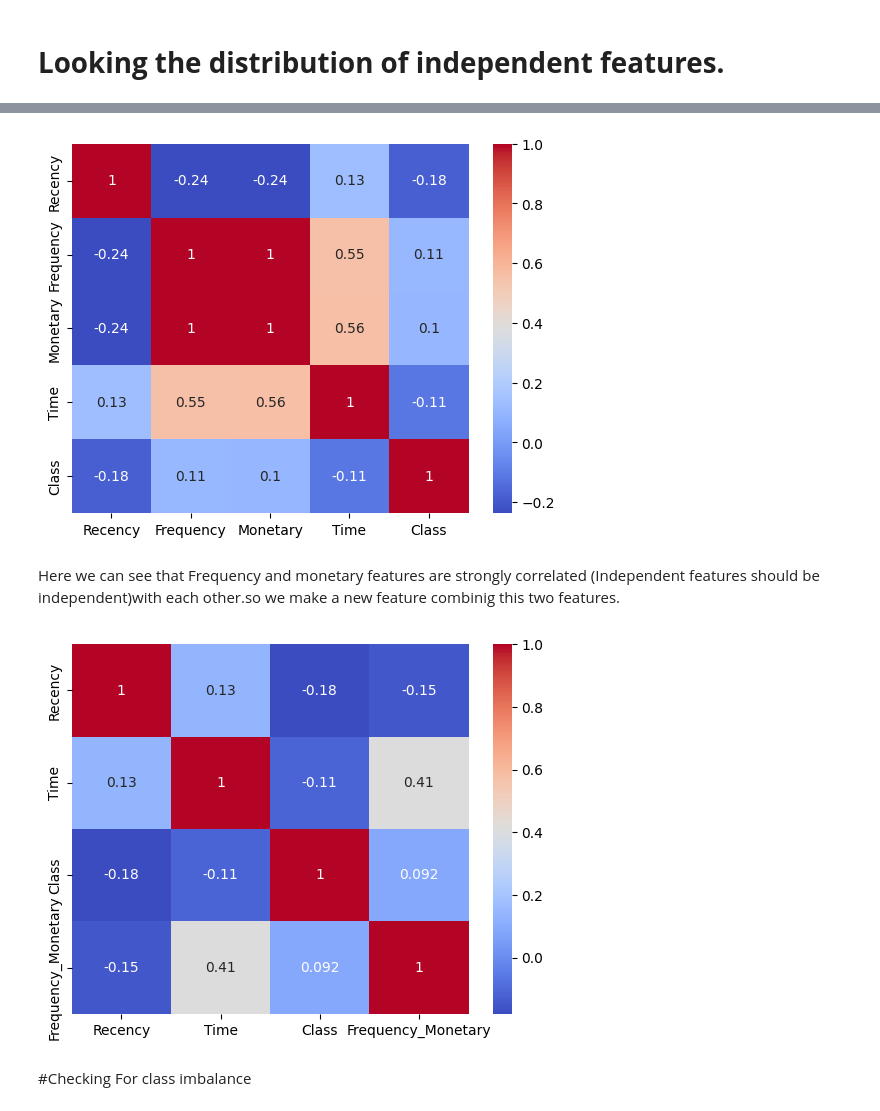
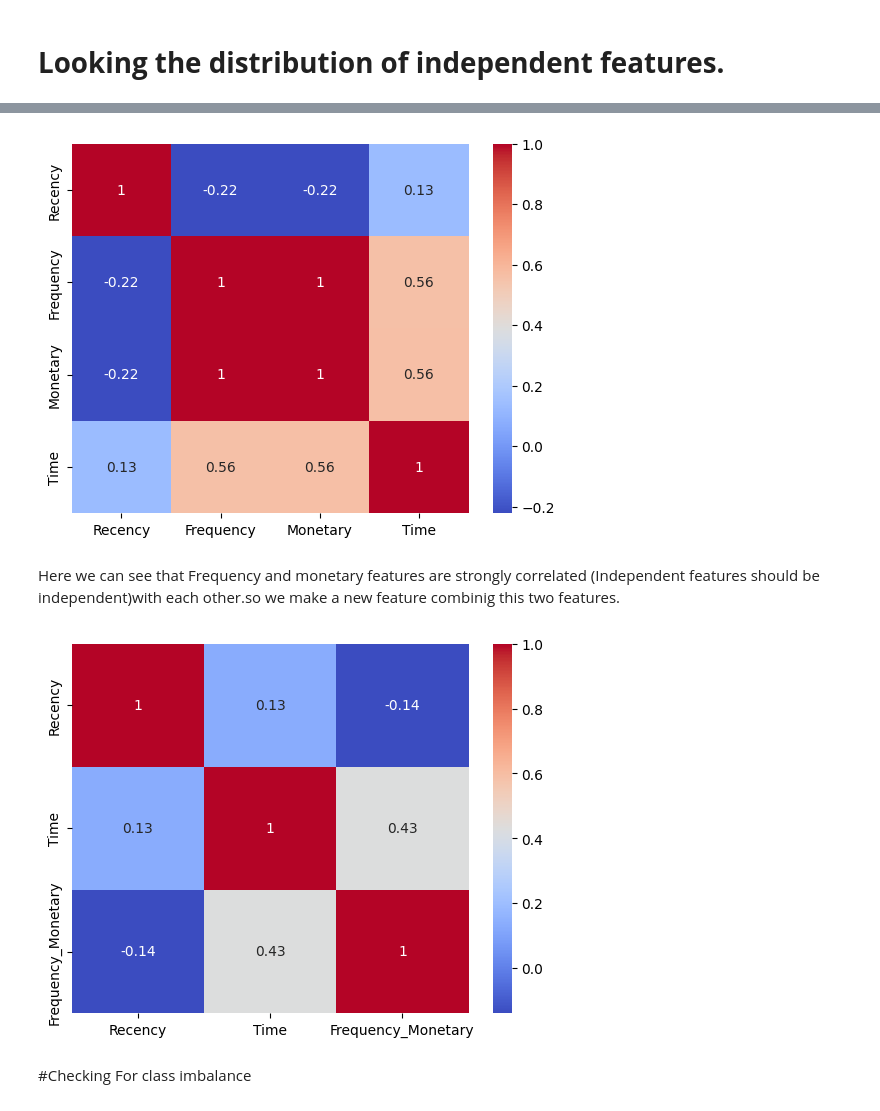
Before and after one commit to Amitkumardas123/Personalized-Healthcare-Recommendations, a Jupyter notebook: Personalized_Healthcare_Recommendations.ipynb, the cells around one changed output, grey strips where cells are left out. Drawn from its saved outputs; the diff is of its cells as text; code cells hidden in the pictures.

```diff
--- a/Personalized_Healthcare_Recommendations.ipynb
+++ b/Personalized_Healthcare_Recommendations.ipynb
@@ -339,11 +341,12 @@ plt.show()
 # %%
 # Correlation matrix to see relationships between variables
-
-corr_matrix = augmented_df.corr()
+# Drop the last column
+data = augmented_df.iloc[:, :-1]
+corr_matrix = data.corr()
 sns.heatmap(corr_matrix, annot=True, cmap='coolwarm')
 plt.show()
 # %% [output]
-[figure, old version]
+[figure, new version]
 # %% [markdown]
 Here we can see that Frequency and monetary features are strongly correlated (Independent features should be independent)with each other.so we make a new feature combinig this two features.
 # %%
@@ -354,12 +357,12 @@ augmented_df['Frequency_Monetary'] = augmented_df['Monetary'] * augmented_df['Fr
 augmented_df = augmented_df.drop(columns=['Monetary','Frequency'])
 # %%
 # Correlation matrix to see relationships between variables
-
-corr_matrix = augmented_df.corr()
+# Drop the 'Class' column for correlation matrix calculation
+corr_matrix = augmented_df.drop(columns=['Class']).corr()
 sns.heatmap(corr_matrix, annot=True, cmap='coolwarm')
 plt.show()
 # %% [output]
-[figure, old version]
+[figure, new version]
 # %% [markdown]
 #Checking For class imbalance
 # %%
```
Also changed, not shown: parts of 32 cells of this notebook.
